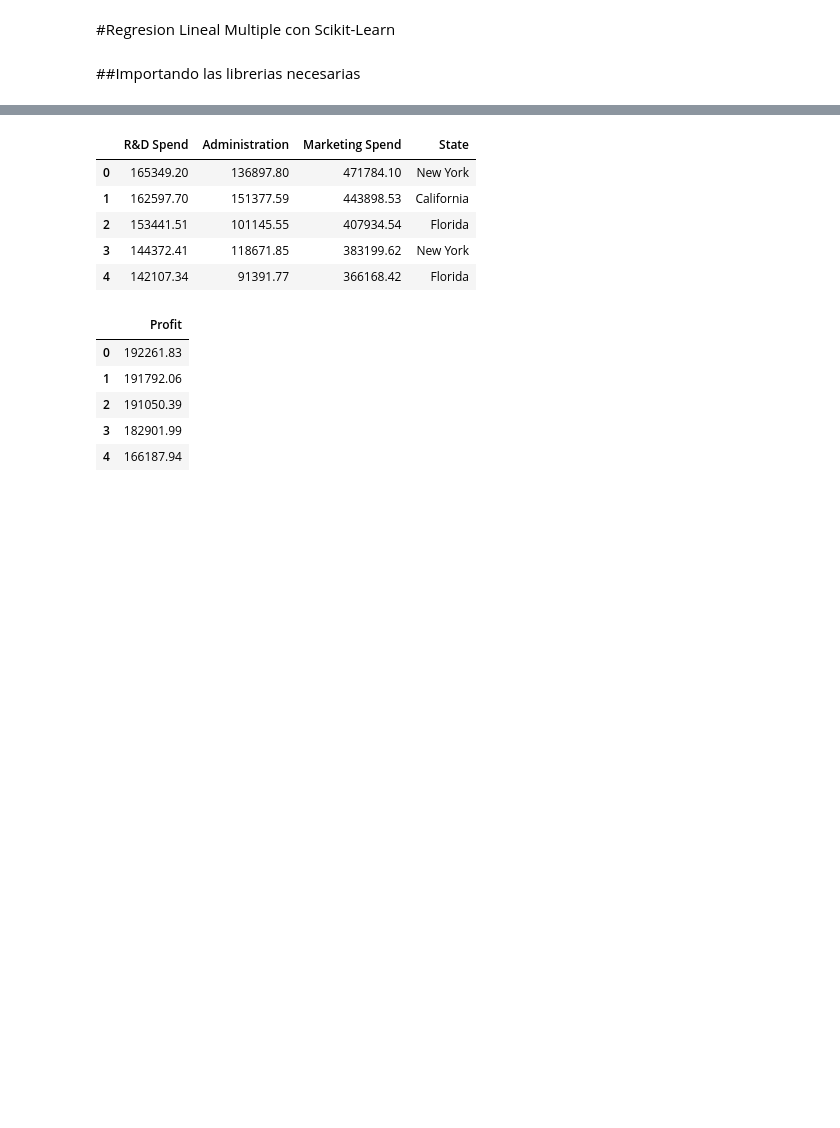
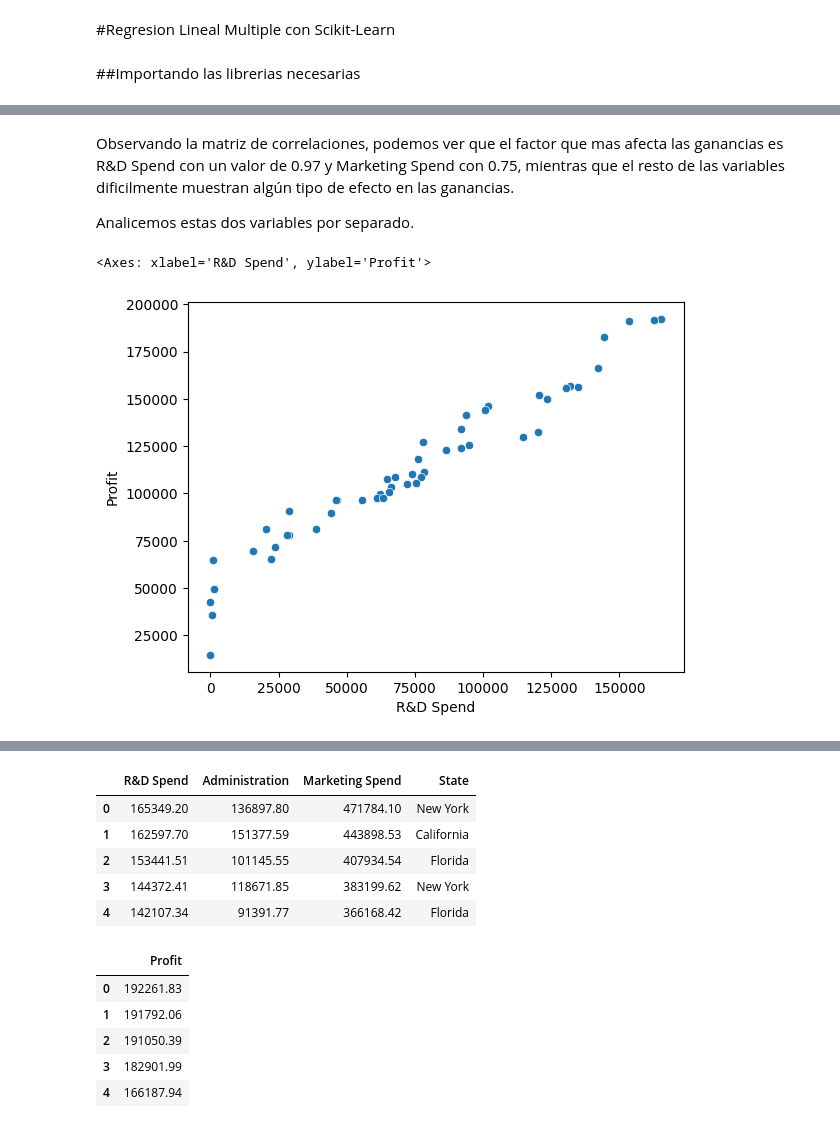
Before and after one commit to evcereti/Aprendiendo_ML_y_DS, a Jupyter notebook: regresion_lineal_multiple_scikit_learn.ipynb, the cells around one changed output, grey strips where cells are left out. Cells and saved outputs as stored; diff of their text form; code cells hidden in the pictures; blank space fills up the shorter version.

Commit message:
Se añade matriz de correlaciones.

```diff
--- a/regresion_lineal_multiple_scikit_learn.ipynb
+++ b/regresion_lineal_multiple_scikit_learn.ipynb
@@ -32,0 +54,9 @@ sns.pairplot(dataset)
+# %% [markdown]
+Observando la matriz de correlaciones, podemos ver que el factor que mas afecta las ganancias es R&D Spend con un valor de 0.97 y Marketing Spend con 0.75, mientras que el resto de las variables dificilmente muestran algún tipo de efecto en las ganancias.
+
+Analicemos estas dos variables por separado.
+# %%
+sns.scatterplot(x='R&D Spend', y='Profit', data=dataset)
+# %% [output]
+<Axes: xlabel='R&D Spend', ylabel='Profit'>
+[figure, added]
```
Also changed, not shown: parts of 13 cells of this notebook.
